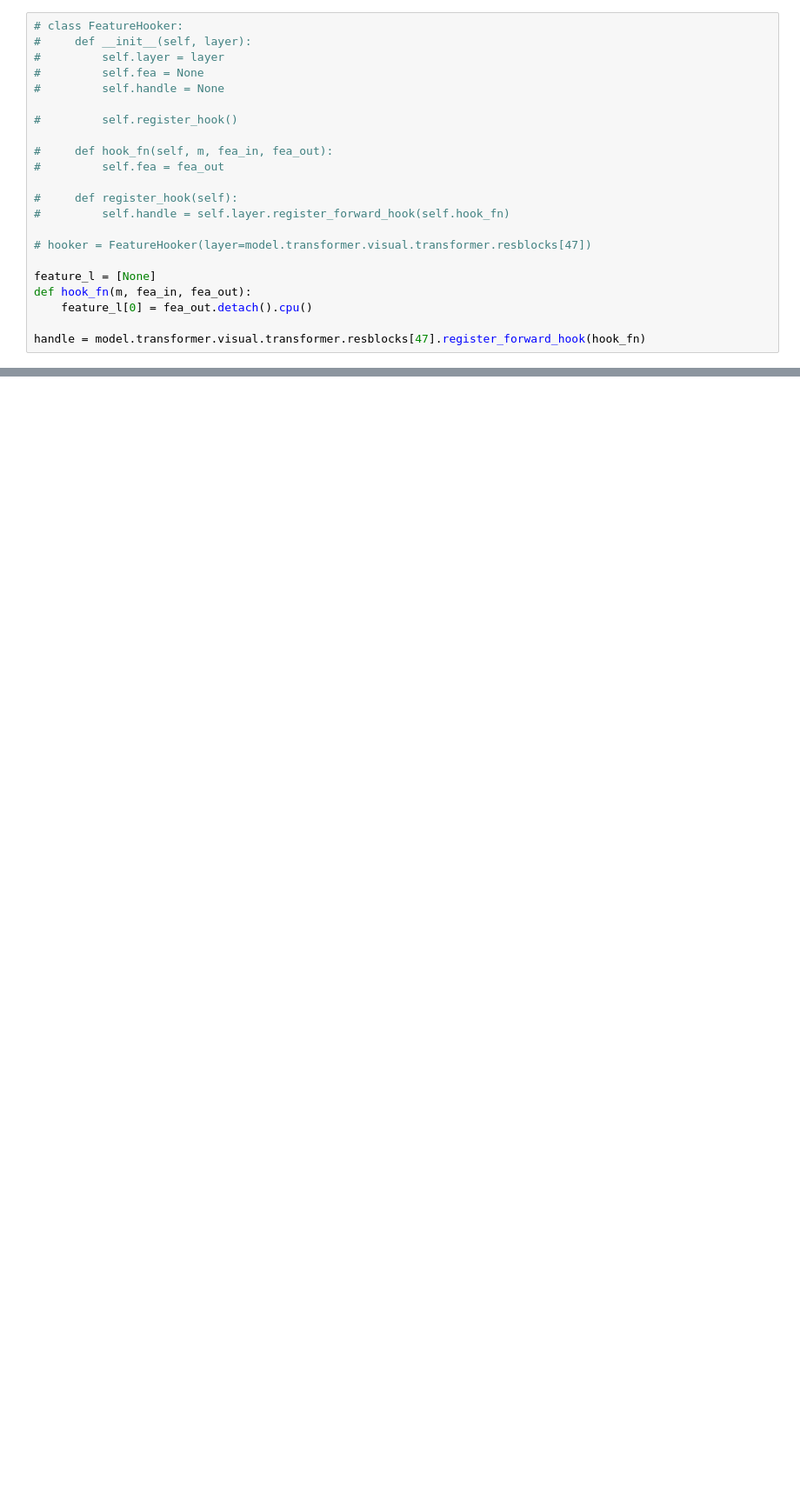
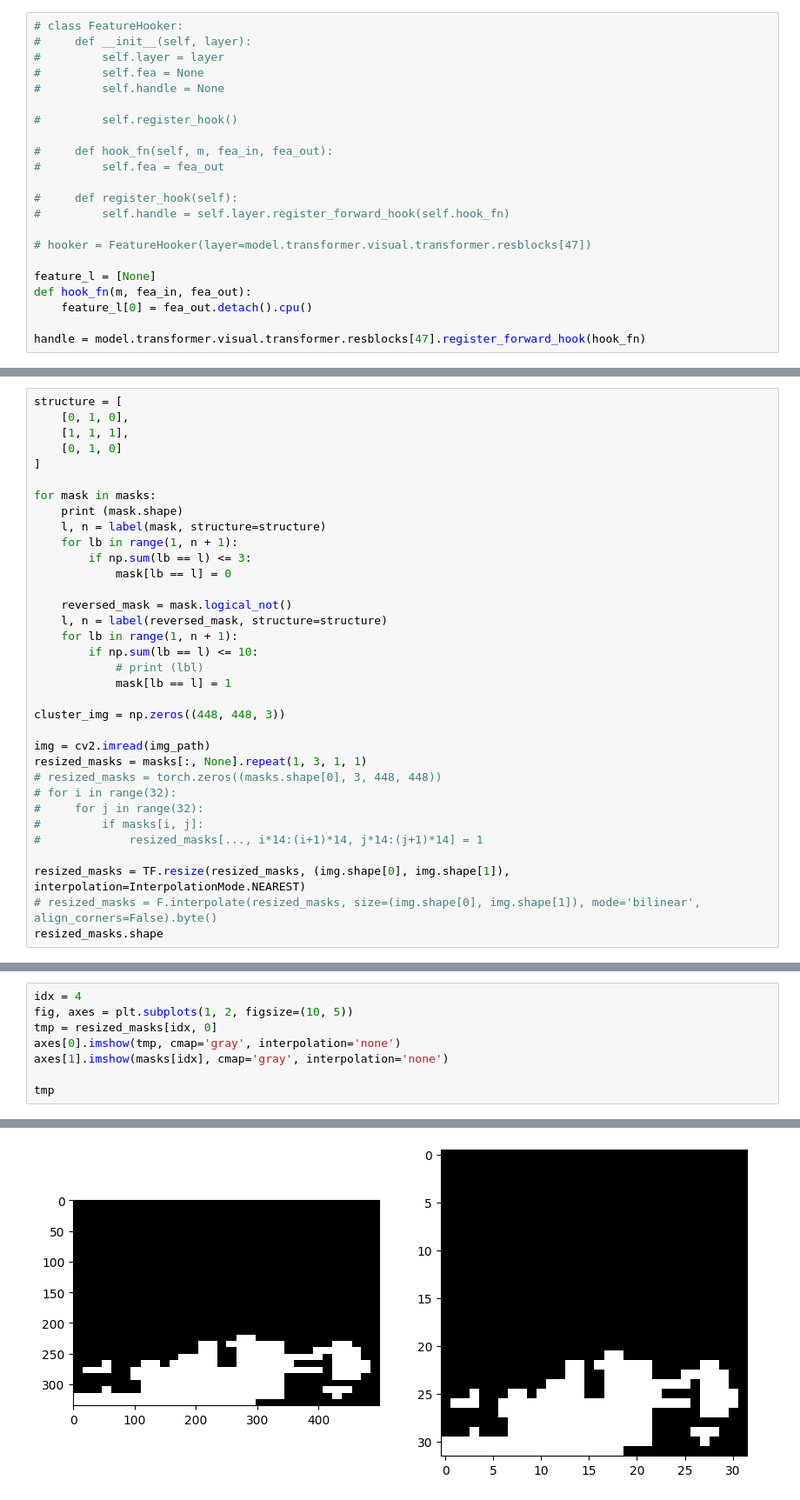
Before and after one commit to Stevetich/RVP, a Jupyter notebook: rvp/jupy.ipynb, the cells around one changed output, grey strips where cells are left out. Shown at 87% size. Saved outputs shown, nothing was run; the diff lists cells and outputs as text; blank space fills up the shorter version.

```diff
--- a/rvp/jupy.ipynb
+++ b/rvp/jupy.ipynb
@@ -125,0 +156,34 @@ img_repeated = T.Resize((448, 448))(img)[None].expand_as(masks)
+# %%
+structure = [
+    [0, 1, 0],
+    [1, 1, 1],
+    [0, 1, 0]
+]
+
+for mask in masks:
+    print (mask.shape)
+    l, n = label(mask, structure=structure)
+    for lb in range(1, n + 1):
+        if np.sum(lb == l) <= 3:
+            mask[lb == l] = 0
+
+    reversed_mask = mask.logical_not()
+    l, n = label(reversed_mask, structure=structure)
+    for lb in range(1, n + 1):
+        if np.sum(lb == l) <= 10:
+            # print (lbl)
+            mask[lb == l] = 1
+
+cluster_img = np.zeros((448, 448, 3))
+
+img = cv2.imread(img_path)
+resized_masks = masks[:, None].repeat(1, 3, 1, 1)
+# resized_masks = torch.zeros((masks.shape[0], 3, 448, 448))
+# for i in range(32):
+#     for j in range(32):
+#         if masks[i, j]:
+#             resized_masks[..., i*14:(i+1)*14, j*14:(j+1)*14] = 1
+
+resized_masks = TF.resize(resized_masks, (img.shape[0], img.shape[1]), interpolation=InterpolationMode.NEAREST)
+# resized_masks = F.interpolate(resized_masks, size=(img.shape[0], img.shape[1]), mode='bilinear', align_corners=False).byte()
+resized_masks.shape
@@ -125,0 +198,9 @@ img_repeated = T.Resize((448, 448))(img)[None].expand_as(masks)
+# %%
+idx = 4
+fig, axes = plt.subplots(1, 2, figsize=(10, 5))
+tmp = resized_masks[idx, 0]
+axes[0].imshow(tmp, cmap='gray', interpolation='none')
+axes[1].imshow(masks[idx], cmap='gray', interpolation='none')
+
+tmp
+# %% [output]
@@ -125,0 +214 @@ img_repeated = T.Resize((448, 448))(img)[None].expand_as(masks)
+[figure, added]
```
Also changed, not shown: parts of 16 cells of this notebook, 33 other files.
